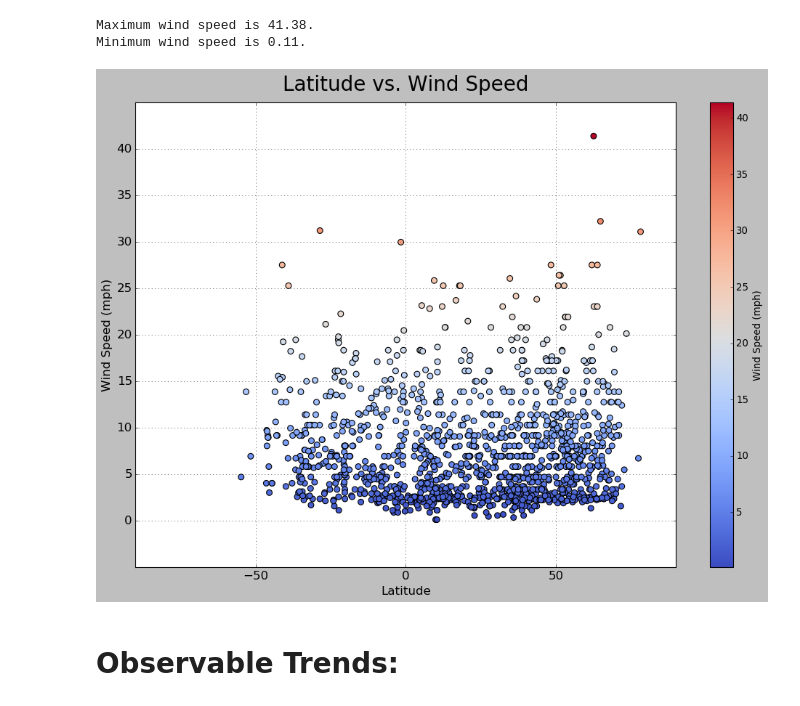
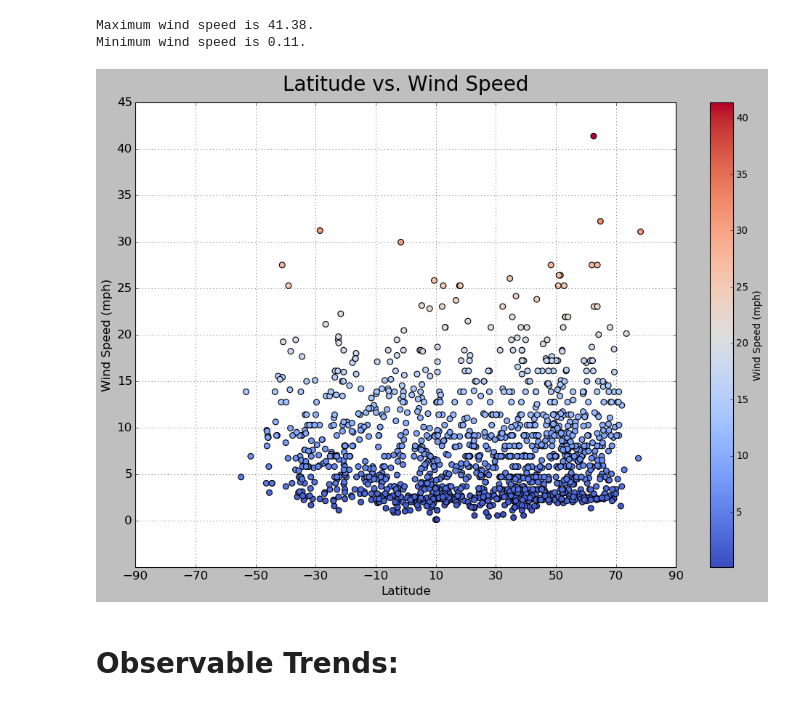
Before and after one commit to mtoriello0725/WeatherPy, a Jupyter notebook: WeatherData_Analysis.ipynb, the cells around one changed output. Saved outputs shown, nothing was run; the diff lists cells and outputs as text; code cells hidden in the pictures.

```diff
--- a/WeatherData_Analysis.ipynb
+++ b/WeatherData_Analysis.ipynb
@@ -140,29 +143,30 @@ Minimum wind speed is 0.11.
 # %%
 # Create figure for Latitude vs. Wind Speed Plot:
 
 # Stylize plot and create axes
 plt.style.use('classic')
 fig, ax = plt.subplots(figsize=(15,10))
 
 # Create plot using color mapping for temperature:
 weather_pd.plot(x='Latitude', y='Wind Speed (mph)', kind='scatter', ax=ax,
                 s=50, fontsize=15, c='Wind Speed (mph)', cmap='coolwarm')
 
 # Set Labels and axes limits
 ax.set_title('Latitude vs. Wind Speed', fontsize=25, pad=15)
 ax.set_xlabel('Latitude', fontsize=15)
 ax.set_ylabel('Wind Speed (mph)', fontsize=15)
 ax.set_xlim(-90,90)
 ax.set_ylim(-5,45)
-ax.set_yticks(np.arange(0,45,5))
+ax.set_xticks(np.arange(-90,91,20))
+ax.set_yticks(np.arange(0,46,5))
 
 
 plt.grid()
 
 plt.savefig('Figures\Lat vs Wind Speed.png')
 plt.show()
 # %% [output]
-[figure, old version]
+[figure, new version]
 # %% [markdown]
 # Observable Trends:
 # %% [markdown]
```
Also changed, not shown: parts of 3 cells of this notebook, 4 other files.
